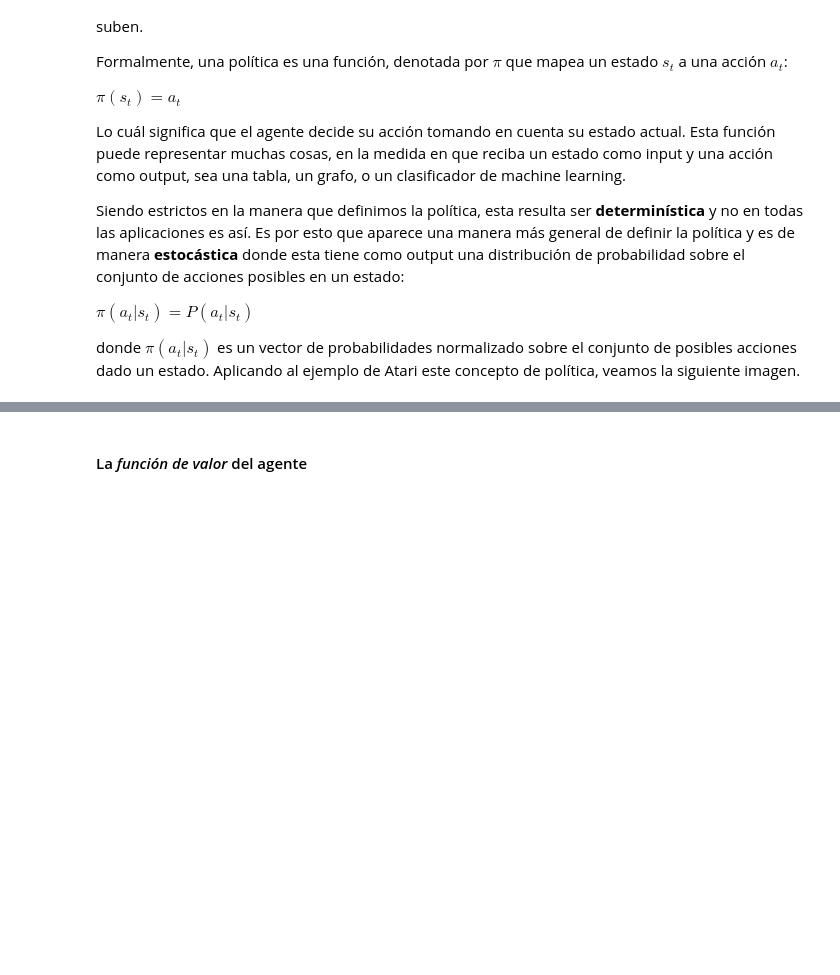
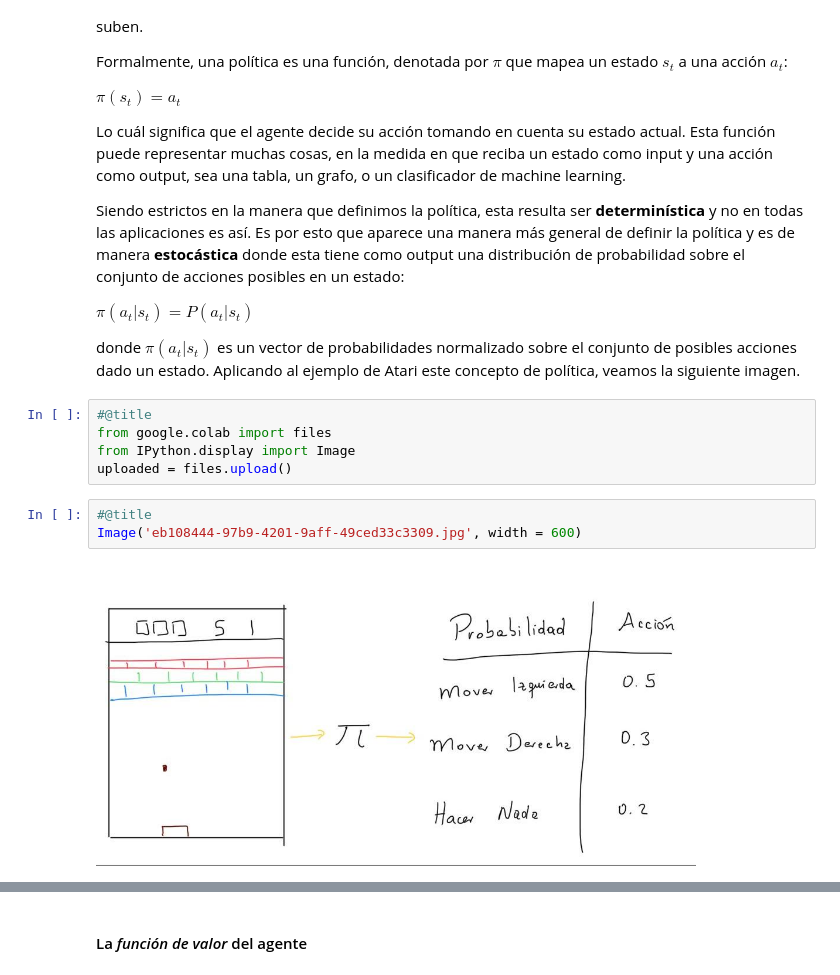
Before and after one commit to jfelipeosorio/atari, a Jupyter notebook: Atari.ipynb, the cells around one changed output, grey strips where cells are left out. Cells and saved outputs as stored; diff of their text form; blank space fills up the shorter version.

```diff
--- a/Atari.ipynb
+++ b/Atari.ipynb
@@ -106,4 +106,14 @@ Siendo estrictos en la manera que definimos la política, esta resulta ser **det
 $\pi(a_t|s_t)=P(a_t|s_t)$
 
 donde $\pi(a_t| s_t)$ es un vector de probabilidades normalizado sobre el conjunto de posibles acciones dado un estado. Aplicando al ejemplo de Atari este concepto de política, veamos la siguiente imagen.
+# %%
+#@title
+from google.colab import files
+from IPython.display import Image
+uploaded = files.upload()
+# %%
+#@title
+Image('eb108444-97b9-4201-9aff-49ced33c3309.jpg', width = 600)
+# %% [output]
+[figure, added]
 # %% [markdown]
```
Also changed, not shown: parts of 1 cell of this notebook.
